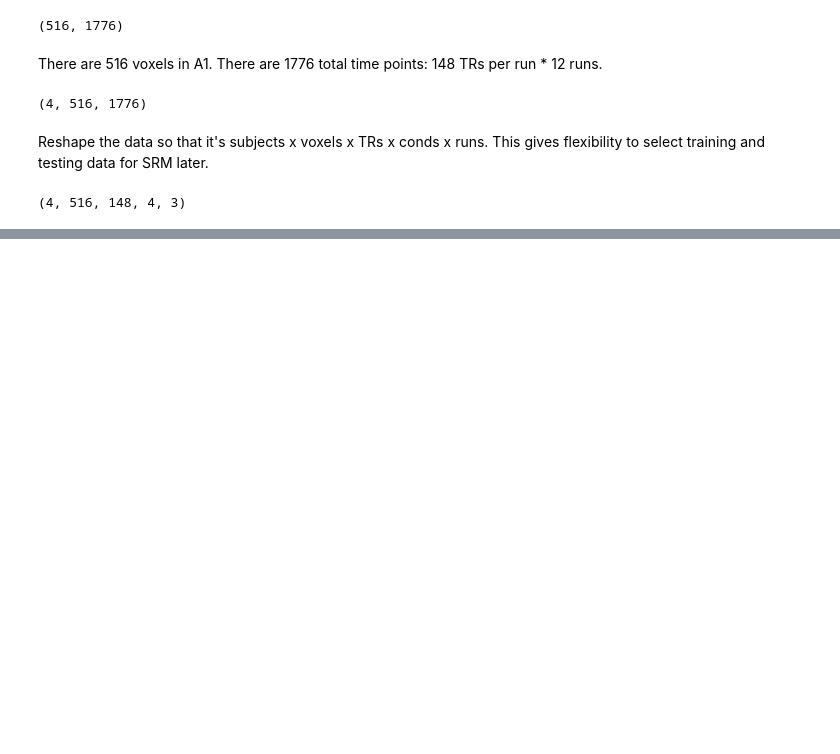
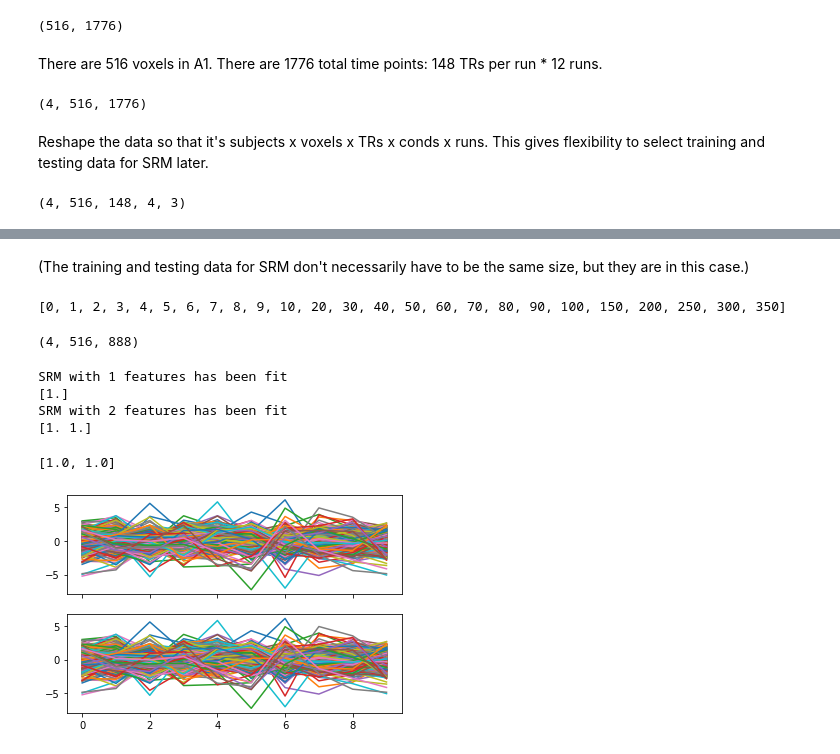
Before and after one commit to riesacassano/fMRI_piano, a Jupyter notebook: ryc_TRxTR_SRM_091321.ipynb, the cells around one changed output, grey strips where cells are left out. Drawn from its saved outputs; the diff is of its cells as text; code cells hidden in the pictures; blank space fills up the shorter version.

Commit message:
Set up SRM, but running into data issues

```diff
--- a/ryc_TRxTR_SRM_091321.ipynb
+++ b/ryc_TRxTR_SRM_091321.ipynb
@@ -114,0 +51,6 @@ print(toy2[:,:,0])
+# %%
+# split the data into two halves
+data_firsthalf = data[:,:,:data.shape[2]//2]
+data_secondhalf = data[:,:,data.shape[2]//2:]
+print(data_firsthalf.shape)
+print(data_secondhalf.shape)
@@ -114,0 +60,72 @@ print(toy2[:,:,0])
+# %% [markdown]
+(The training and testing data for SRM don't necessarily have to be the same size, but they are in this case.)
+# %%
+# set which k-values to use
+k_low = np.arange(10).tolist()
+k_mid = np.arange(10,100,10).tolist()
+k_high = np.arange(100,400,50).tolist()
+k = k_low + k_mid + k_high
+print(k)
+# %% [output]
+[0, 1, 2, 3, 4, 5, 6, 7, 8, 9, 10, 20, 30, 40, 50, 60, 70, 80, 90, 100, 150, 200, 250, 300, 350]
+# %%
+# first fold
+train_data = data_firsthalf
+test_data = data_secondhalf
+
+# normalize data in time for each subject
+for s in range(len(subjects)):
+  train_data[s] = stats.zscore(train_data[s],axis=1)
+  test_data[s] = stats.zscore(test_data[s],axis=1)
+
+print(train_data.shape)
+# %% [output]
+(4, 516, 888)
+# %%
+k = [1,2]
+
+n_iter = 20
+
+isc_means = []
+
+for features in k:
+
+  # create the SRM object
+  srm = SRM(n_iter=n_iter, features=features)
+
+  # fit the SRM data
+  srm.fit(train_data)
+  print('SRM with %d features has been fit'%features)
+
+  # transform the test data
+  shared_test = srm.transform(test_data)
+
+  # reshape data for ISC
+  # data has to be TRs x voxels/features x subjects
+  shared_test = np.asarray(shared_test)
+  shared_test = np.transpose(shared_test,axes=[2,1,0])
+
+  # compute ISC
+  shared_test_isc = isc(shared_test)
+
+  # average over subjects
+  isc_by_feat = np.average(shared_test_isc,axis=0)
+  print(isc_by_feat)
+
+  # compute the mean ISC value
+  isc_means.append(np.average(isc_by_feat))
+# %% [output]
+SRM with 1 features has been fit
+[1.]
+SRM with 2 features has been fit
+[1. 1.]
+# %%
+print(isc_means)
+# %% [output]
+[1.0, 1.0]
+# %%
+fig,ax = plt.subplots(2,1,sharex=True)
+ax[0].plot(train_data[0,:10,:])
+ax[1].plot(train_data[1,:10,:]);
+# %% [output]
+[figure, added]
```
Also changed, not shown: parts of 9 cells of this notebook.
